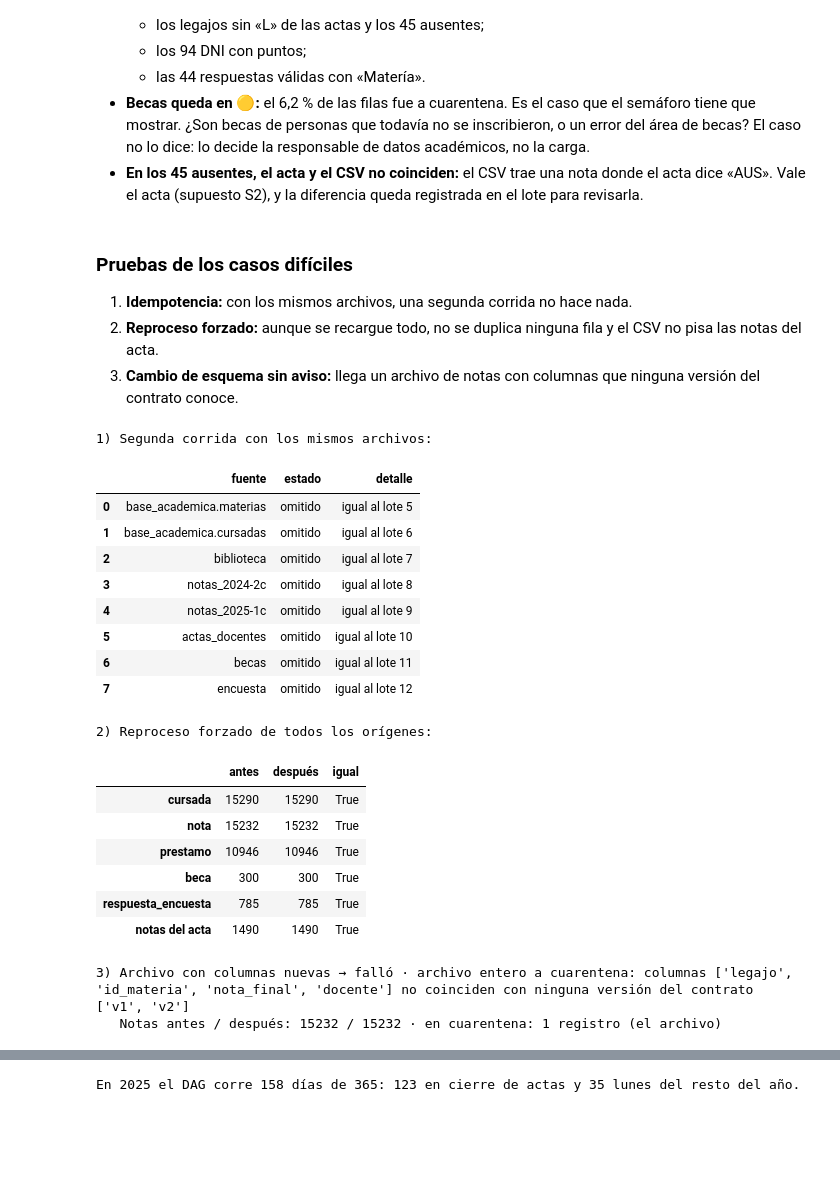
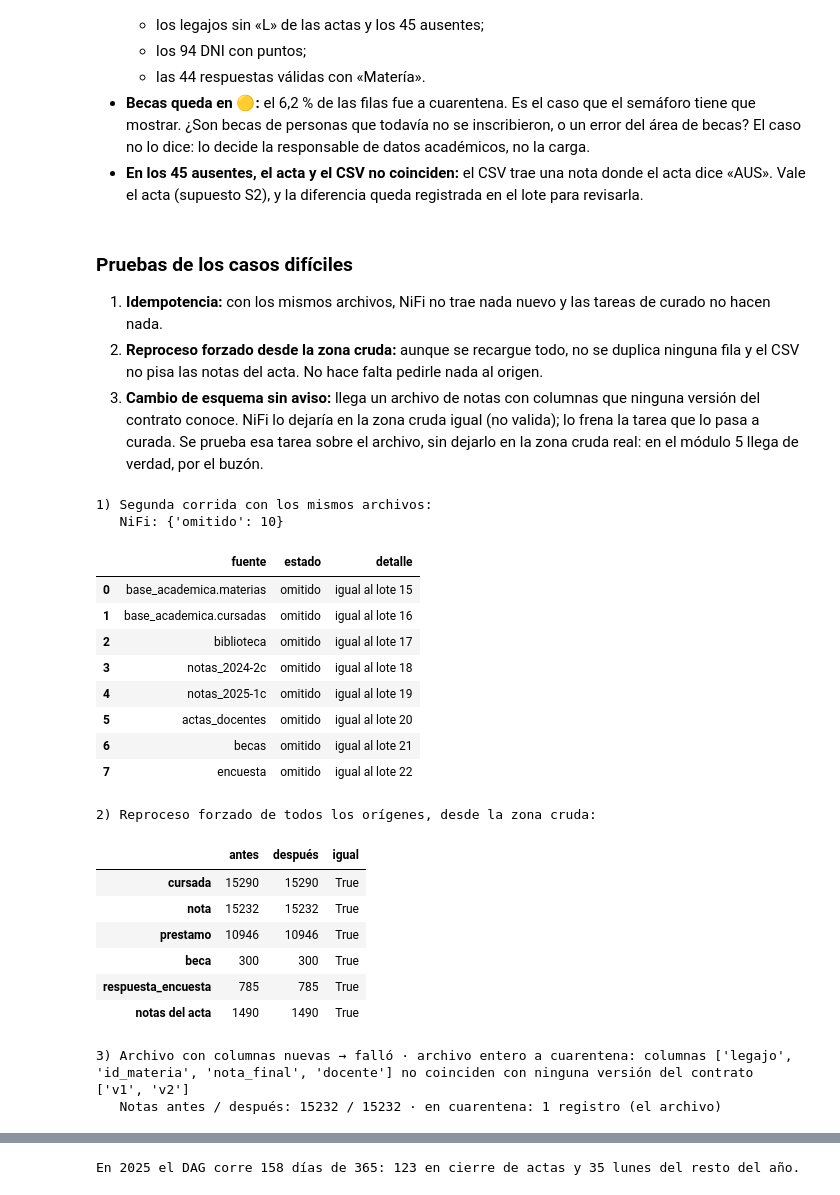
Before and after one commit to raschmatias/dh_arca, a Jupyter notebook: Data Engineer/06_uniandina/trabajo_final_uniandina.ipynb, the cells around one changed output, grey strips where cells are left out. Drawn from its saved outputs; the diff is of its cells as text; code cells hidden in the pictures; blank space fills up the shorter version.

```diff
--- a/Data Engineer/06_uniandina/trabajo_final_uniandina.ipynb
+++ b/Data Engineer/06_uniandina/trabajo_final_uniandina.ipynb
@@ -1661,44 +1750,46 @@ Qué hay en cuarentena y por qué:
 # %% [markdown]
 ### Pruebas de los casos difíciles
 
-1. **Idempotencia:** con los mismos archivos, una segunda corrida no hace nada.
-2. **Reproceso forzado:** aunque se recargue todo, no se duplica ninguna fila y el CSV no pisa las notas del acta.
-3. **Cambio de esquema sin aviso:** llega un archivo de notas con columnas que ninguna versión del contrato conoce.
+1. **Idempotencia:** con los mismos archivos, NiFi no trae nada nuevo y las tareas de curado no hacen nada.
+2. **Reproceso forzado desde la zona cruda:** aunque se recargue todo, no se duplica ninguna fila y el CSV no pisa las notas del acta. No hace falta pedirle nada al origen.
+3. **Cambio de esquema sin aviso:** llega un archivo de notas con columnas que ninguna versión del contrato conoce. NiFi lo dejaría en la zona cruda igual (no valida); lo frena la tarea que lo pasa a curada. Se prueba esa tarea sobre el archivo, sin dejarlo en la zona cruda real: en el módulo 5 llega de verdad, por el buzón.
 # %%
-# Prueba 1 · Idempotencia: correr todo otra vez. Como los archivos no cambiaron, cada origen se omite.
+# Prueba 1 · Idempotencia: correr todo otra vez. NiFi no vuelve a traer nada (misma huella) y cada tarea se omite.
 print("1) Segunda corrida con los mismos archivos:")
-display(ingerir_todo()[["fuente", "estado", "detalle"]])
+print("   NiFi:", nifi().estado.value_counts().to_dict())
+display(curar_todo()[["fuente", "estado", "detalle"]])
 
-# Prueba 2 · Reproceso forzado: aunque se vuelva a cargar todo, no se duplica nada
+# Prueba 2 · Reproceso forzado desde la zona cruda: aunque se vuelva a cargar todo, no se duplica nada
 #           y el CSV no pisa las notas que vinieron del acta.
 foto = lambda: {t: uno(f"SELECT COUNT(*) FROM {t}") for t in ("cursada", "nota", "prestamo", "beca", "respuesta_encuesta")} | \
                {"notas del acta": uno("SELECT COUNT(*) FROM nota WHERE fuente_nota = 'acta'")}
-antes = foto(); ingerir_todo(forzar=True); despues = foto()
-print("2) Reproceso forzado de todos los orígenes:")
+antes = foto(); curar_todo(forzar=True); despues = foto()
+print("2) Reproceso forzado de todos los orígenes, desde la zona cruda:")
 display(pd.DataFrame({"antes": antes, "después": despues}).assign(igual=lambda d: d.antes == d.después))
 
-# Prueba 3 · Cambio de esquema sin aviso: llega un archivo de notas con columnas nuevas.
+# Prueba 3 · Cambio de esquema sin aviso: un archivo de notas con columnas nuevas.
 #           No se adivina: el archivo entero va a cuarentena y no entra ninguna fila.
 os.makedirs("lake/pruebas", exist_ok=True)
 nuevo = leer_externo("notas_2025-1c.csv").rename(columns={"id_estudiante": "legajo", "calificacion": "nota_final"}).head(50)
 nuevo.to_csv("lake/pruebas/notas_2025-2c.csv", index=False)
 notas_antes = uno("SELECT COUNT(*) FROM nota")
-r = ingerir("notas_2025-2c", "lake/pruebas/notas_2025-2c.csv", procesar_notas)
+r = curar("notas_2025-2c", procesar_notas, ruta="lake/pruebas/notas_2025-2c.csv")
 print("3) Archivo con columnas nuevas →", r["estado"], "·", r["detalle"])
 print(f"   Notas antes / después: {notas_antes} / {uno('SELECT COUNT(*) FROM nota')} · "
       f"en cuarentena: {uno('SELECT COUNT(*) FROM cuarentena WHERE fuente = ?', ('notas_2025-2c',))} registro (el archivo)")
 # %% [output]
 1) Segunda corrida con los mismos archivos:
+   NiFi: {'omitido': 10}
 |  | fuente | estado | detalle |
-| 0 | base_academica.materias | omitido | igual al lote 5 |
-| 1 | base_academica.cursadas | omitido | igual al lote 6 |
-| 2 | biblioteca | omitido | igual al lote 7 |
-| 3 | notas_2024-2c | omitido | igual al lote 8 |
-| 4 | notas_2025-1c | omitido | igual al lote 9 |
-| 5 | actas_docentes | omitido | igual al lote 10 |
-| 6 | becas | omitido | igual al lote 11 |
-| 7 | encuesta | omitido | igual al lote 12 |
+| 0 | base_academica.materias | omitido | igual al lote 15 |
+| 1 | base_academica.cursadas | omitido | igual al lote 16 |
+| 2 | biblioteca | omitido | igual al lote 17 |
+| 3 | notas_2024-2c | omitido | igual al lote 18 |
+| 4 | notas_2025-1c | omitido | igual al lote 19 |
+| 5 | actas_docentes | omitido | igual al lote 20 |
+| 6 | becas | omitido | igual al lote 21 |
+| 7 | encuesta | omitido | igual al lote 22 |
-2) Reproceso forzado de todos los orígenes:
+2) Reproceso forzado de todos los orígenes, desde la zona cruda:
 |  | antes | después | igual |
 | cursada | 15290 | 15290 | True |
 | nota | 15232 | 15232 | True |
```
Also changed, not shown: parts of 31 cells of this notebook, 6 other files.
